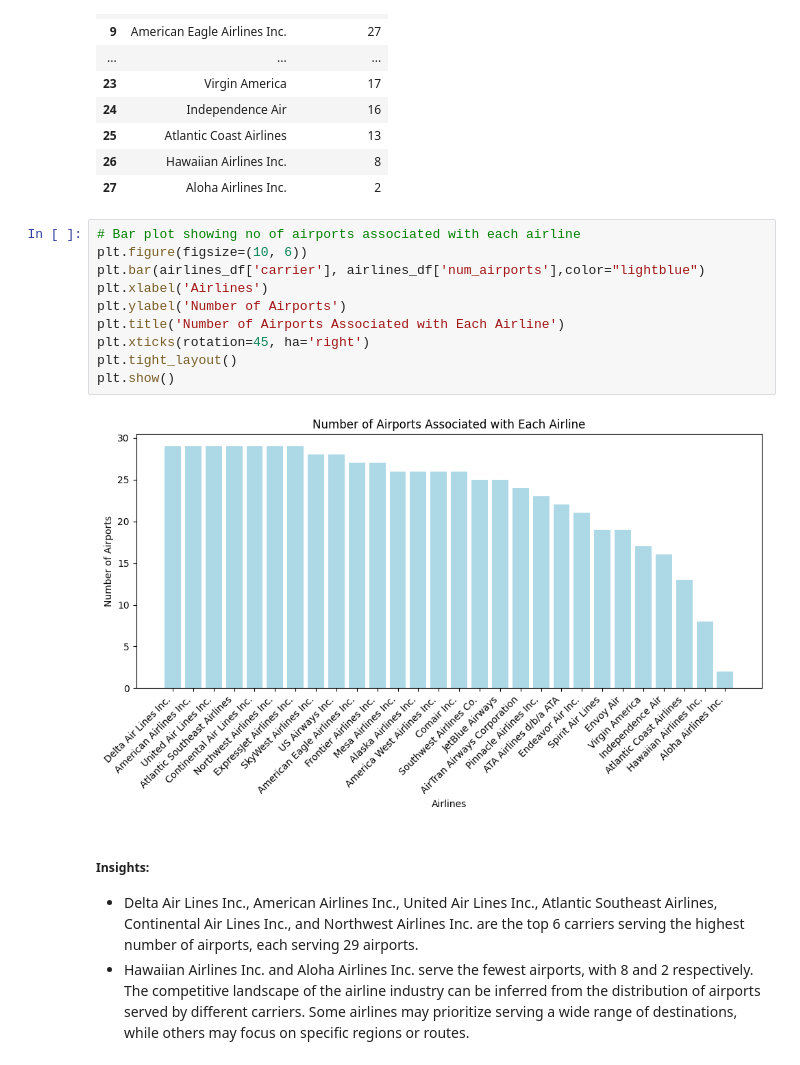
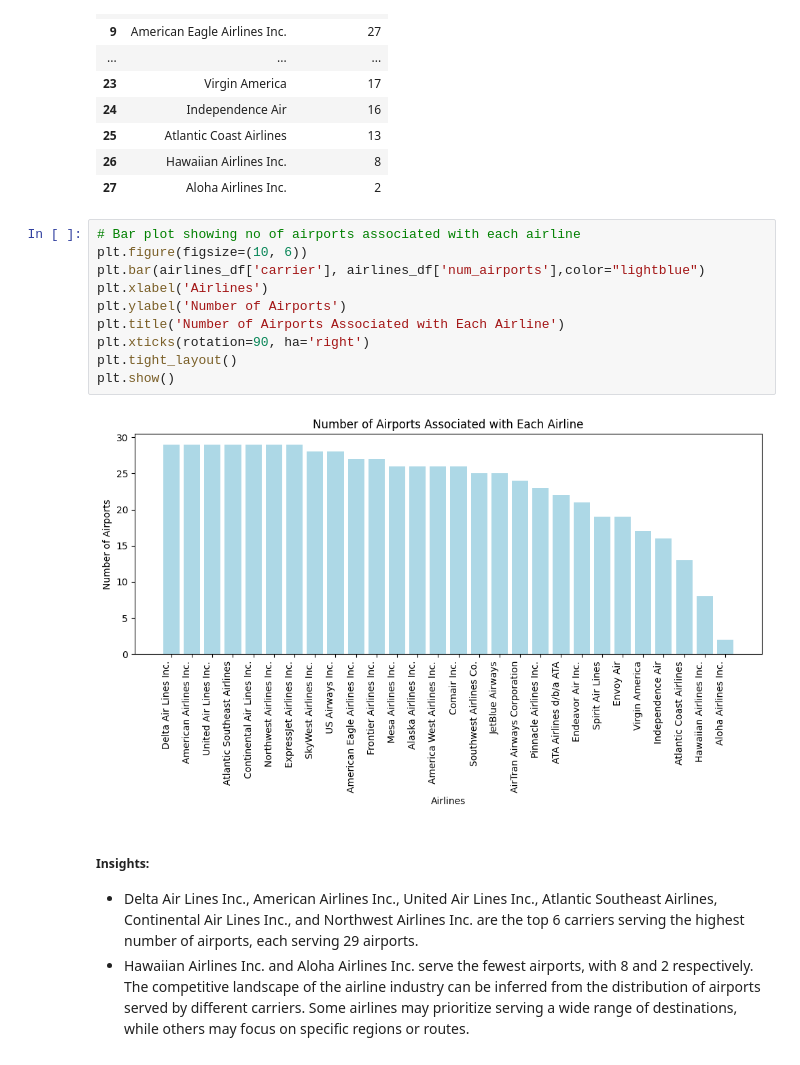
Before and after one commit to Aparna003/EMSE_6586_Airlines_analysis, a Jupyter notebook: Airlines_analysis.ipynb, the cells around one changed output. Cells and saved outputs as stored; diff of their text form.

```diff
--- a/Airlines_analysis.ipynb
+++ b/Airlines_analysis.ipynb
@@ -661,15 +661,15 @@ airlines_df
 # %%
 # Bar plot showing no of airports associated with each airline
 plt.figure(figsize=(10, 6))
 plt.bar(airlines_df['carrier'], airlines_df['num_airports'],color="lightblue")
 plt.xlabel('Airlines')
 plt.ylabel('Number of Airports')
 plt.title('Number of Airports Associated with Each Airline')
-plt.xticks(rotation=45, ha='right')
+plt.xticks(rotation=90, ha='right')
 plt.tight_layout()
 plt.show()
 # %% [output]
-[figure, old version]
+[figure, new version]
 # %% [markdown]
 ##### Insights:
 - Delta Air Lines Inc., American Airlines Inc., United Air Lines Inc., Atlantic Southeast Airlines, Continental Air Lines Inc., and Northwest Airlines Inc. are the top 6 carriers serving the highest number of airports, each serving 29 airports.
```
Also changed, not shown: parts of 2 cells of this notebook.
